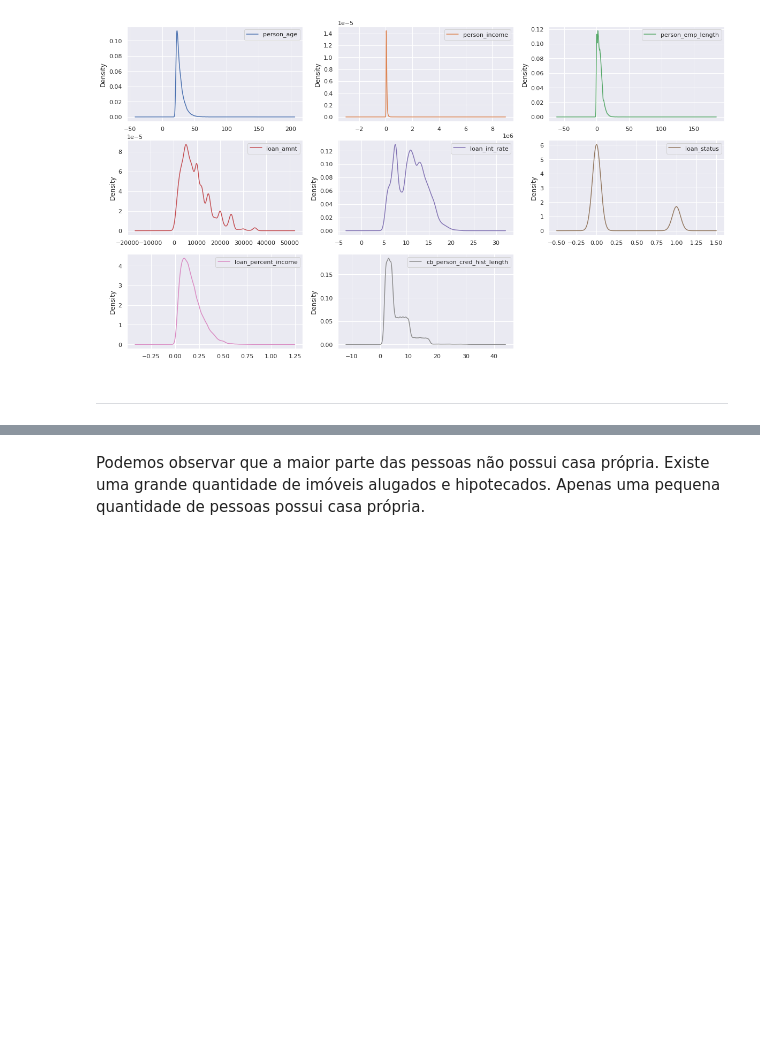
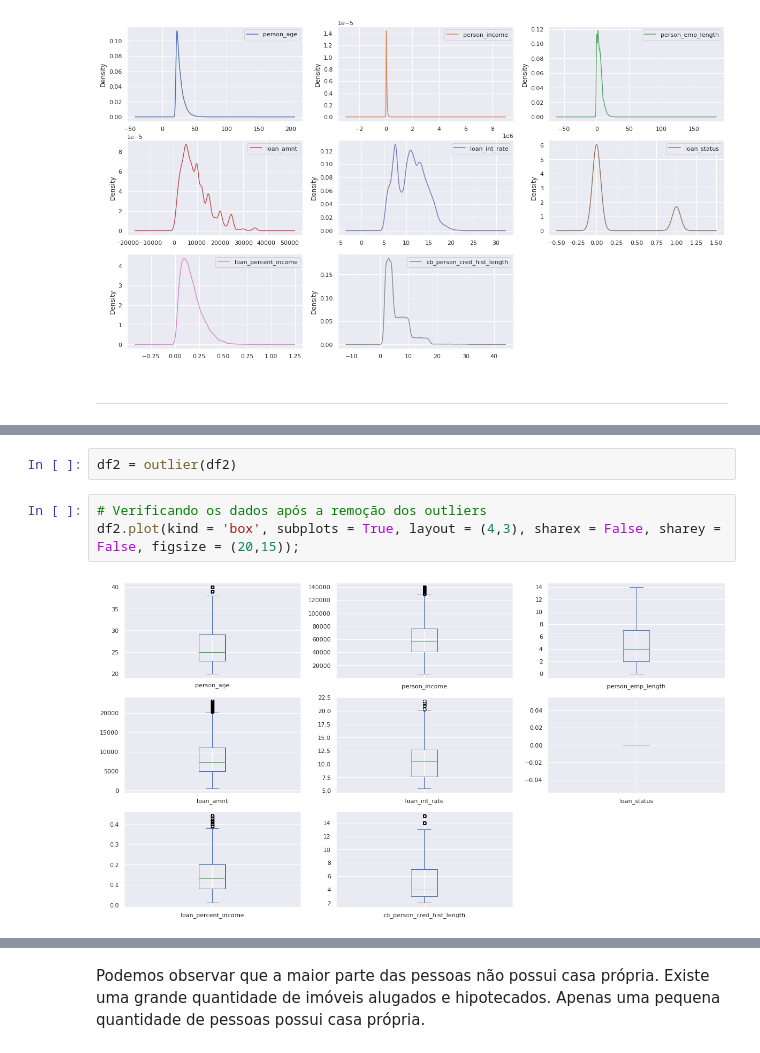
Before and after one commit to j2evaldo/dio, a Jupyter notebook: EDA_DIO.ipynb, the cells around one changed output, grey strips where cells are left out. Saved outputs shown, nothing was run; the diff lists cells and outputs as text; blank space fills up the shorter version.

```diff
--- a/EDA_DIO.ipynb
+++ b/EDA_DIO.ipynb
@@ -134,0 +168,7 @@ df.plot(kind = 'density', subplots = True, layout = (4,3), sharex = False, share
+# %%
+df2 = outlier(df2)
+# %%
+# Verificando os dados após a remoção dos outliers
+df2.plot(kind = 'box', subplots = True, layout = (4,3), sharex = False, sharey = False, figsize = (20,15));
+# %% [output]
+[figure, added]
```
Also changed, not shown: parts of 19 cells of this notebook.
